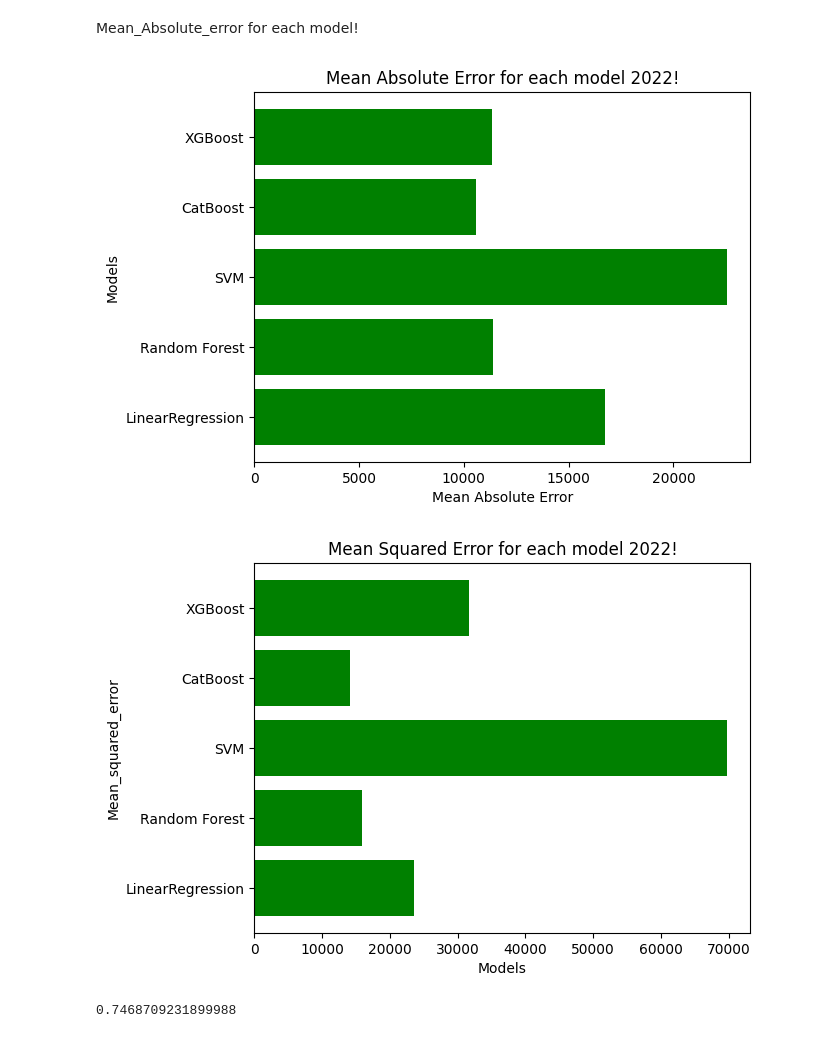
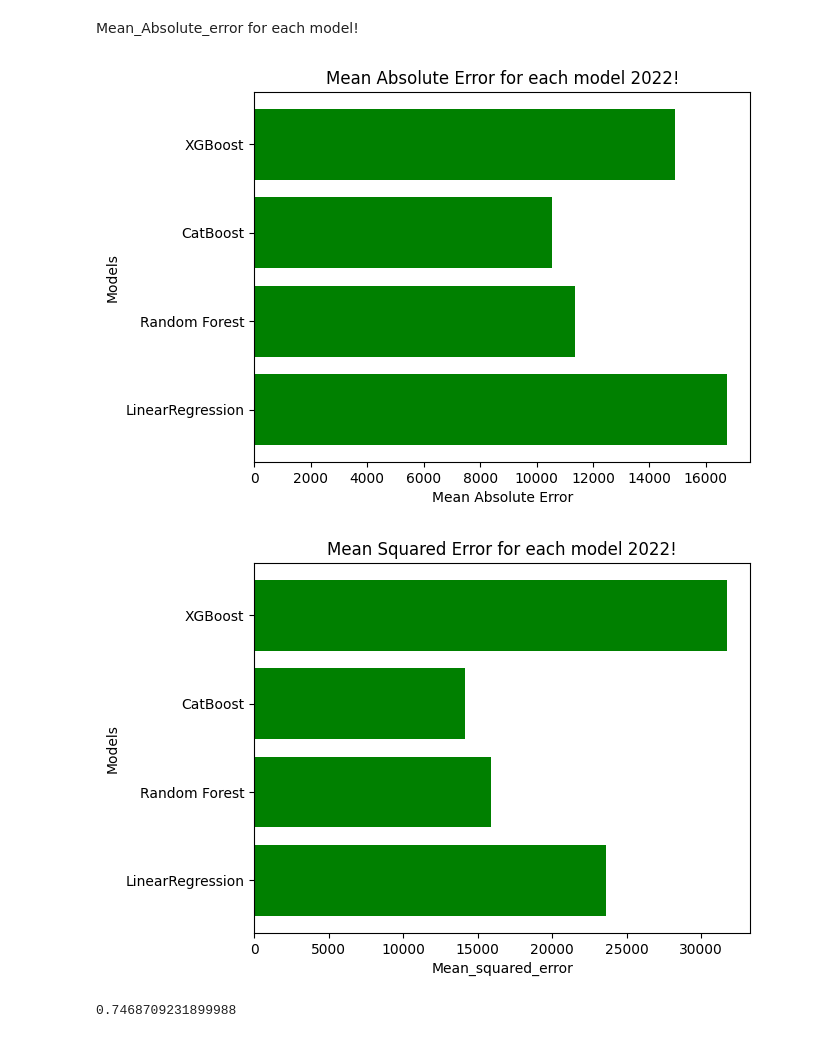
Before and after one commit to MGASALUCAS/TotoAfyaMbeya, a Jupyter notebook: Machine Learning Modeling - 2022.ipynb, the cells around one changed output. Drawn from its saved outputs; the diff is of its cells as text; code cells hidden in the pictures.

```diff
--- a/Machine Learning Modeling - 2022.ipynb
+++ b/Machine Learning Modeling - 2022.ipynb
@@ -651,8 +651,8 @@ import matplotlib.pyplot as plt
 import numpy as np
 
 # define the model names and their corresponding scores
-model_names_for_mse = ['LinearRegression', 'Random Forest', 'SVM', 'CatBoost', 'XGBoost']
-mean_squared_error = [maeLinearRegression, maeRandomForest, maeSVM, maeCatboost, maeXGboost]
+model_names_for_mse = ['LinearRegression', 'Random Forest', 'CatBoost', 'XGBoost']
+mean_squared_error = [maeLinearRegression, maeRandomForest, maeCatboost, maeXGboost]
 
 # create a horizontal bar plot to compare the model scores
 plt.barh(model_names_for_mse, mean_squared_error, color='green')
@@ -668,30 +668,30 @@ plt.ylabel('Models')
 # display the plot
 plt.show()
 # %% [output]
-[figure, old version]
+[figure, new version]
 # %%
 import matplotlib.pyplot as plt
 import numpy as np
 
 # define the model names and their corresponding scores
-model_names_for_mse = ['LinearRegression', 'Random Forest', 'SVM', 'CatBoost', 'XGBoost']
-mean_squared_error = [rmseLinearRegression, rmseRandomForest, rmseSVM, rmseCatBoost, rmseXGBoost]
+model_names_for_mse = ['LinearRegression', 'Random Forest',  'CatBoost', 'XGBoost']
+mean_squared_error = [rmseLinearRegression, rmseRandomForest, rmseCatBoost, rmseXGBoost]
 
 # create a horizontal bar plot to compare the model scores
 plt.barh(model_names_for_mse, mean_squared_error, color='green')
 
 # set the chart title and axis labels
 plt.title('Mean Squared Error for each model 2022!')
-plt.xlabel('Models')
-plt.ylabel('Mean_squared_error')
+plt.ylabel('Models')
+plt.xlabel('Mean_squared_error')
 
 # set the y-axis range
 # plt.ylim([0, 1000000000000000])
 
 # display the plot
 plt.show()
 # %% [output]
-[figure, old version]
+[figure, new version]
 # %%
 print(ScoreLinearRegresion)
 # %% [output]
```
Also changed, not shown: parts of 2 cells of this notebook, 1 other file.
